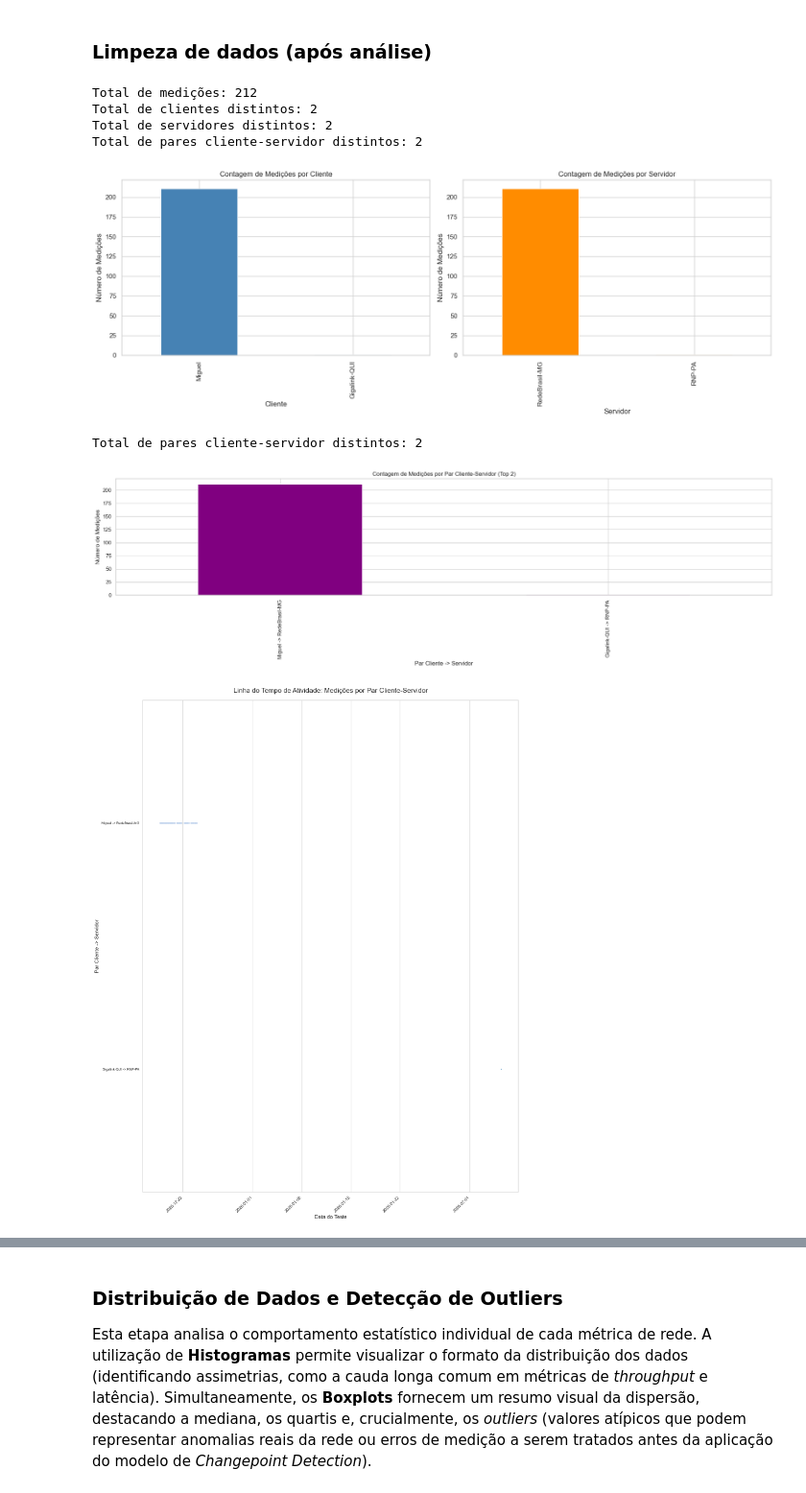
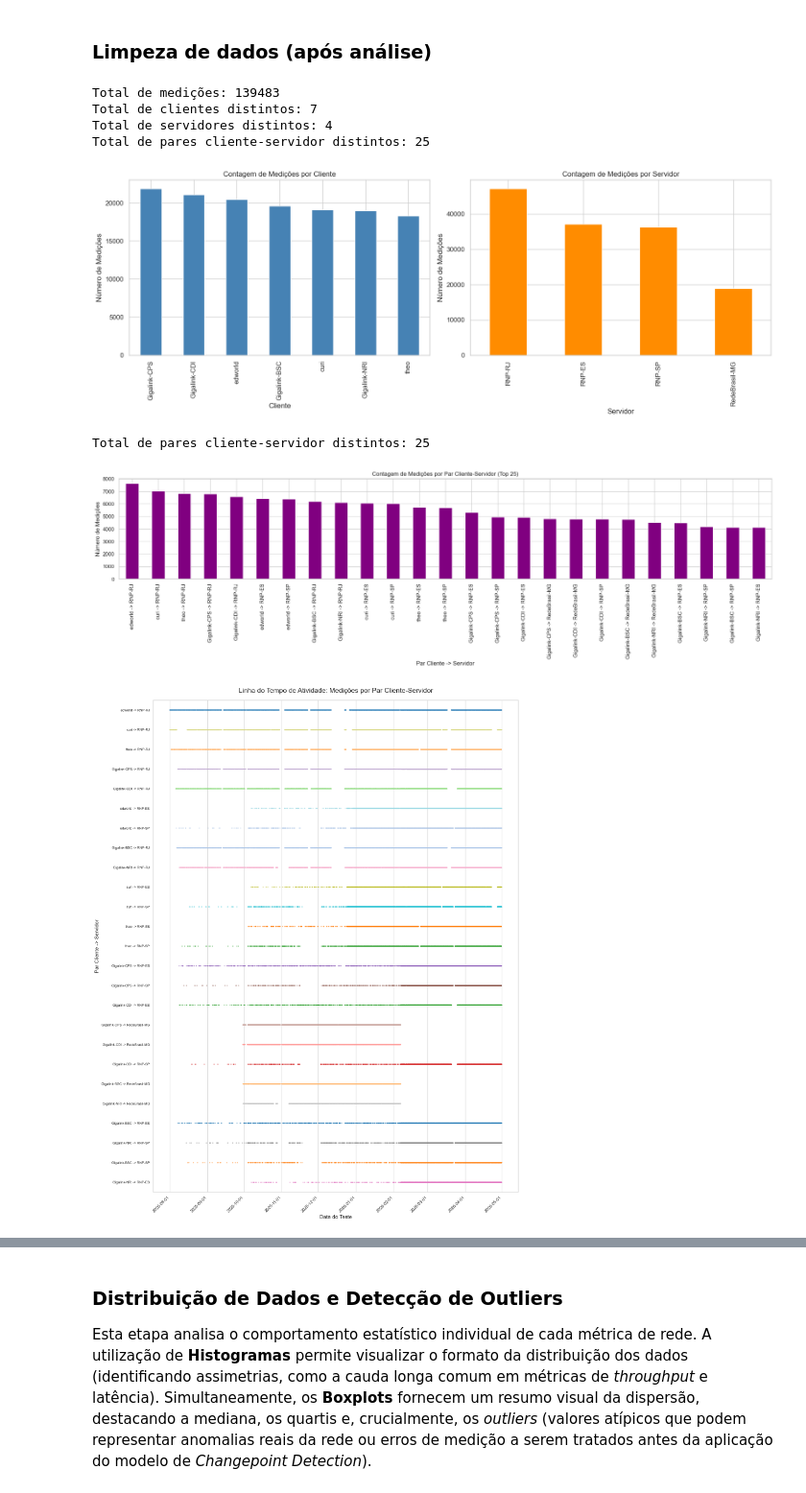
Before and after one commit to lhscaldas/Mestrado, a Jupyter notebook: ndt_analysis.ipynb, the cells around one changed output, grey strips where cells are left out. Shown at 96% size. Saved outputs shown, nothing was run; the diff lists cells and outputs as text; code cells hidden in the pictures.

```diff
--- a/ndt_analysis.ipynb
+++ b/ndt_analysis.ipynb
@@ -354,28 +322,28 @@ for col in metricas:
     if col in df_clean.columns:
         df_clean = df_clean[df_clean[col] >= 0]
 
-intervalo_maximo = 12
-pares_invalidos = df_clean.loc[df_clean['delta_tempo_horas'] >= intervalo_maximo, 'client_server_pair'].unique()
-df_clean = df_clean[~df_clean['client_server_pair'].isin(pares_invalidos)]
+# intervalo_maximo = 12
+# pares_invalidos = df_clean.loc[df_clean['delta_tempo_horas'] >= intervalo_maximo, 'client_server_pair'].unique()
+# df_clean = df_clean[~df_clean['client_server_pair'].isin(pares_invalidos)]
 
 # # filtrar os dados no periodo inicio fim
 # inicio = '2025-10-01'
 # fim = '2026-02-01'
-# df = df[(df['timestamp'] >= inicio) & (df['timestamp'] < fim)]
+# df_clean = df_clean[(df_clean['timestamp'] >= inicio) & (df_clean['timestamp'] < fim)]
 
-# # Manter apenas os x clientes mais comuns
-# x = 6
-# clientes_para_manter = medicoes_por_cliente.nlargest(x).index
-# df_clean = df_clean[df_clean['client_name'].isin(clientes_para_manter)]
+# Manter apenas os x clientes mais comuns
+x_clientes = 7
+clientes_para_manter = medicoes_por_cliente.nlargest(x_clientes).index
+df_clean = df_clean[df_clean['client_name'].isin(clientes_para_manter)]
 
-# # Manter apenas os x servidores mais comuns
-# x = 3
-# top_servidores = df_clean['server_name'].value_counts().nlargest(x).index
-# df_clean = df_clean[df_clean['server_name'].isin(top_servidores)]
+# Manter apenas os x servidores mais comuns
+x_servidores = 4
+top_servidores = df_clean['server_name'].value_counts().nlargest(x_servidores).index
+df_clean = df_clean[df_clean['server_name'].isin(top_servidores)]
 
-## remover os pares com menos de x medições
-# x = 3000
-# df = df[df['client_server_pair'].isin(medicoes_por_par[medicoes_por_par >= x].index)]
+# remover os pares com menos de x medições
+x_pares = 4000
+df_clean  = df_clean[df_clean['client_server_pair'].isin(medicoes_por_par[medicoes_por_par >= x_pares].index)]
 # %%
 # Contagens Gerais
 total_medicoes = len(df_clean)
@@ -386,7 +354,6 @@ num_pares = df_clean['client_server_pair'].nunique()
 print(f"Total de medições: {total_medicoes}")
 print(f"Total de clientes distintos: {num_clientes}")
 print(f"Total de servidores distintos: {num_servidores}")
-print(f"Total de pares cliente-servidor distintos: {num_pares}")
 
 # Distribuição por Cliente e Servidor
 medicoes_por_cliente = df_clean['client_name'].value_counts()
@@ -412,11 +379,11 @@ axes[1].tick_params(axis='x', rotation=90)
 plt.tight_layout()
 plt.show()
 # %% [output]
-Total de medições: 212
-Total de clientes distintos: 2
-Total de servidores distintos: 2
-Total de pares cliente-servidor distintos: 2
+Total de medições: 139483
+Total de clientes distintos: 7
+Total de servidores distintos: 4
+Total de pares cliente-servidor distintos: 25
-[figure, old version]
+[figure, new version]
 # %%
 num_pares = df_clean['client_server_pair'].nunique()
 print(f"Total de pares cliente-servidor distintos: {num_pares}")
@@ -437,8 +404,8 @@ plt.xticks(rotation=90)
 plt.tight_layout()
 plt.show()
 # %% [output]
-Total de pares cliente-servidor distintos: 2
+Total de pares cliente-servidor distintos: 25
-[figure, old version]
+[figure, new version]
 # %%
 import seaborn as sns
 import matplotlib.pyplot as plt
@@ -453,35 +420,35 @@ ordem_pares = df_clean['client_server_pair'].value_counts().index
 
 sns.set_theme(style="whitegrid")
 plt.figure(figsize=(16, 20)) # Aumentei a altura para acomodar os pares
 
 # 2. Usando STRIPPLOT por Par
 sns.stripplot(
     data=df_clean,
     x='timestamp',
     y='client_server_pair',
     hue='client_server_pair',
     palette='tab20',
     size=3,             # Pontos menores para evitar sobreposição excessiva
     alpha=0.5,
     legend=False,
-    order=ordem_pares,
+    order=ordem_pares[:50],
     jitter=False        # Mantém os pontos em linha reta para facilitar ver buracos no tempo
 )
 
 plt.title('Linha do Tempo de Atividade: Medições por Par Cliente-Servidor', fontsize=18, pad=20)
 plt.xlabel('Data do Teste', fontsize=14)
 plt.ylabel('Par Cliente -> Servidor', fontsize=14)
 
 # Formatação do eixo X (Tempo)
 plt.gca().xaxis.set_major_formatter(mdates.DateFormatter('%Y-%m-%d'))
 plt.gca().xaxis.set_major_locator(mdates.AutoDateLocator())
 plt.xticks(rotation=45, ha='right', fontsize=11)
 plt.yticks(fontsize=9) # Fonte menor para os nomes dos pares
 
 plt.tight_layout()
 plt.show()
 # %% [output]
-[figure, old version]
+[figure, new version]
 # %%
 import matplotlib.pyplot as plt
 import seaborn as sns
```
Also changed, not shown: parts of 8 cells of this notebook, 1 other file.
